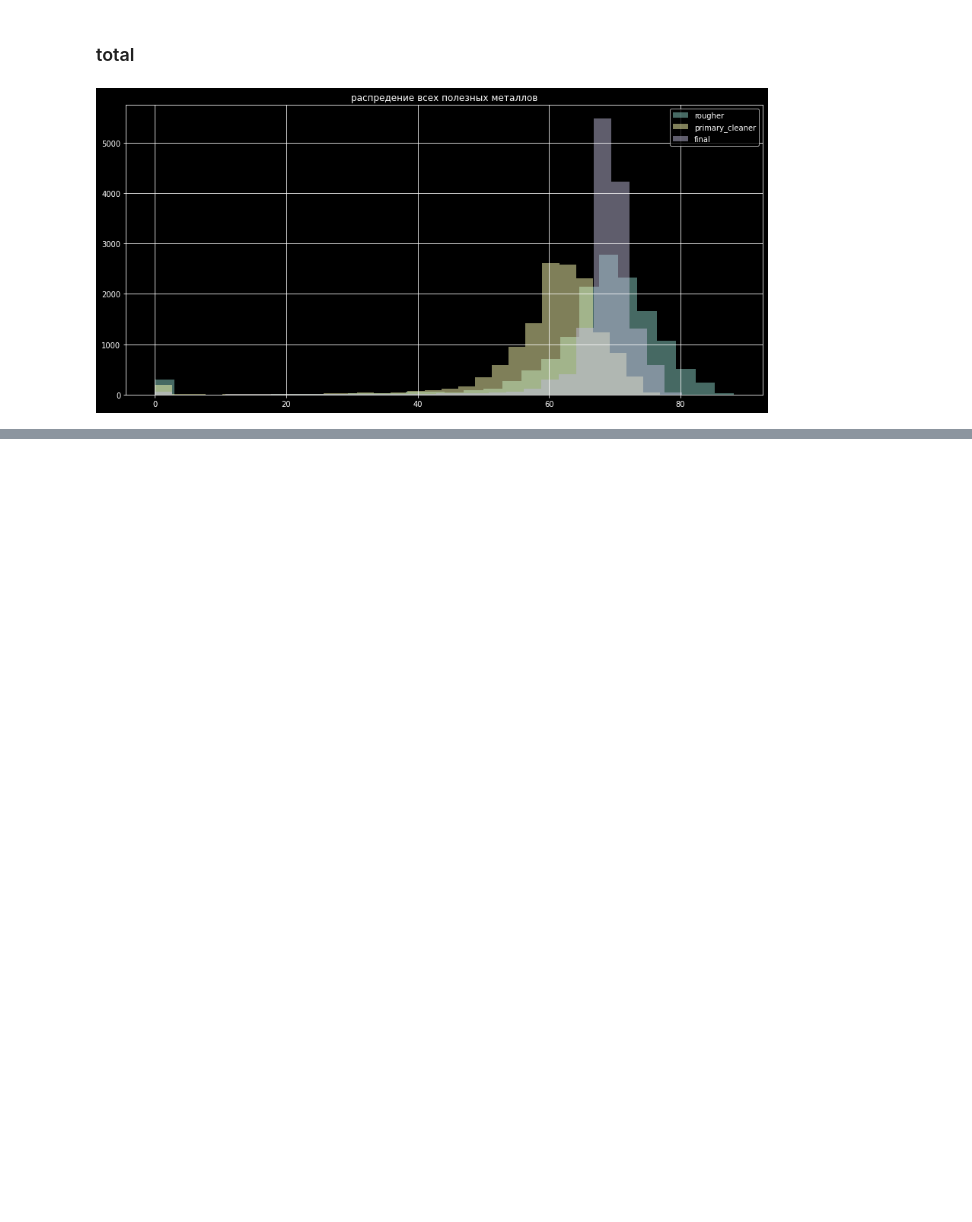
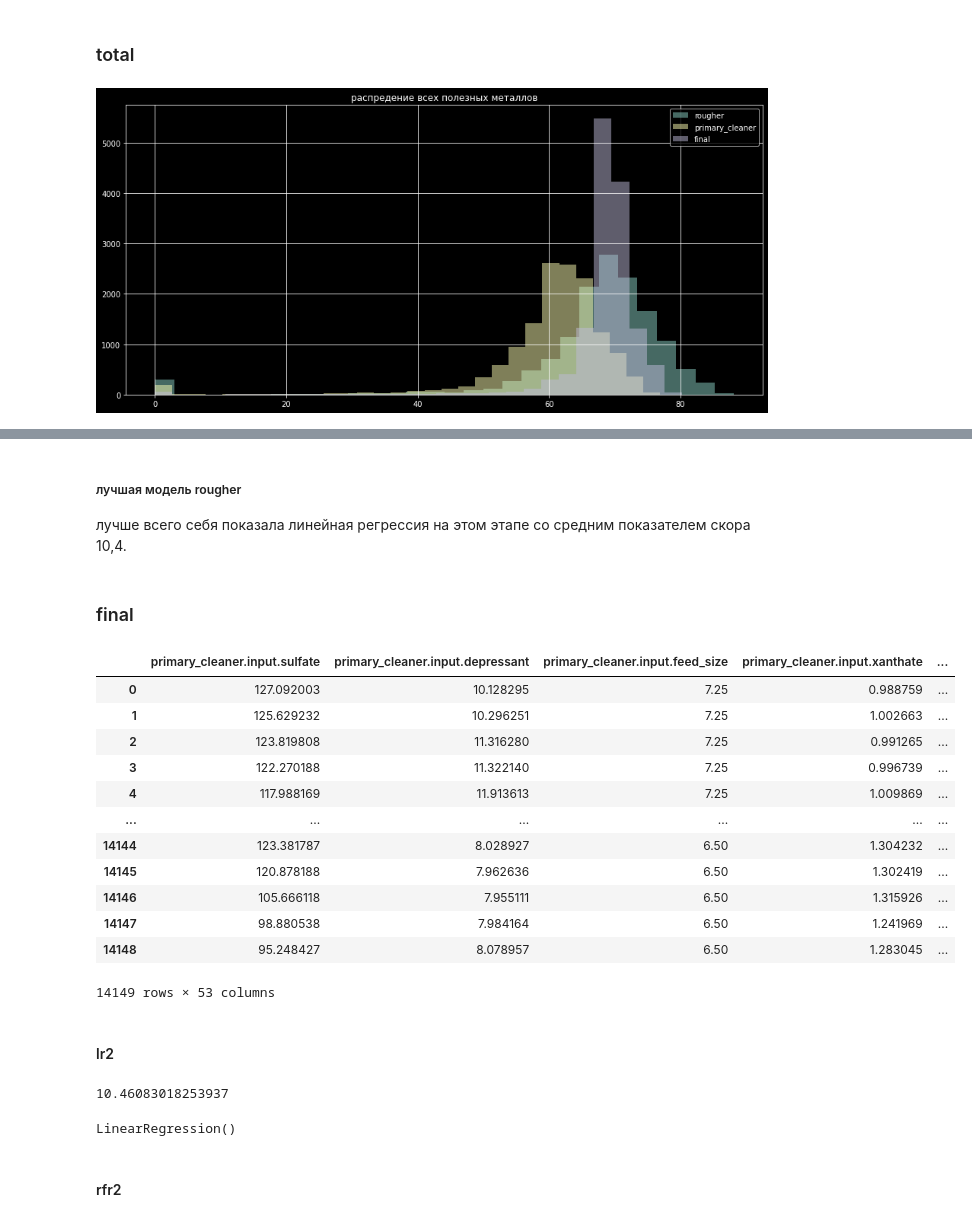
Before and after one commit to aabitokh/home_repo, a Jupyter notebook: YP_DS/gold_project/ntb.ipynb, the cells around one changed output, grey strips where cells are left out. Cells and saved outputs as stored; diff of their text form; code cells hidden in the pictures; blank space fills up the shorter version.

```diff
--- a/YP_DS/gold_project/ntb.ipynb
+++ b/YP_DS/gold_project/ntb.ipynb
@@ -643,9 +517,0 @@ def df_clean(df_reg, features):
-# %%
-train_df = train_df.join(first_target_train).join(second_target_train)
-
-train_df = df_clean(train_df, features)
-# %%
-first_target_train = train_df['rougher.output.recovery']
-second_target_train = train_df['final.output.recovery']
-
-train_df.drop(['rougher.output.recovery', 'final.output.recovery'], axis = 1, inplace = True)
@@ -719,0 +722,28 @@ Learning rate set to 0.057559
+# %% [markdown]
+##### лучшая модель rougher
+
+лучше всего себя показала линейная регрессия на этом этапе со средним показателем скора 10,4.
+# %% [markdown]
+### final
+# %%
+#избавимся от ненужных колонок
+target = train_df['final.output.recovery']
+train_df = train_df.drop(l_cols['final']['output'] + ['date', 'recovery_test'], axis = 1)
+# %%
+train_df = train_df[test_df.drop(['date'], axis = 1).columns].join(target)
+# %%
+train_df
+# %% [output]
+|  | primary_cleaner.input.sulfate | primary_cleaner.input.depressant | primary_cleaner.input.feed_size | primary_cleaner.input.xanthate | ... |
+| 0 | 127.092003 | 10.128295 | 7.25 | 0.988759 | ... |
+| 1 | 125.629232 | 10.296251 | 7.25 | 1.002663 | ... |
+| 2 | 123.819808 | 11.316280 | 7.25 | 0.991265 | ... |
+| 3 | 122.270188 | 11.322140 | 7.25 | 0.996739 | ... |
+| 4 | 117.988169 | 11.913613 | 7.25 | 1.009869 | ... |
+| ... | ... | ... | ... | ... | ... |
+| 14144 | 123.381787 | 8.028927 | 6.50 | 1.304232 | ... |
+| 14145 | 120.878188 | 7.962636 | 6.50 | 1.302419 | ... |
+| 14146 | 105.666118 | 7.955111 | 6.50 | 1.315926 | ... |
+| 14147 | 98.880538 | 7.984164 | 6.50 | 1.241969 | ... |
+| 14148 | 95.248427 | 8.078957 | 6.50 | 1.283045 | ... |
+14149 rows × 53 columns
@@ -719,0 +754,12 @@ Learning rate set to 0.057559
+# %% [markdown]
+#### lr2
+# %%
+lr_2 = LinearRegression()
+scores = cross_val_score(lr_2, x,y, scoring=scorer)
+print(scores.mean())
+lr_2.fit(x,y)
+# %% [output]
+10.46083018253937
+LinearRegression()
+# %% [markdown]
+#### rfr2
```
Also changed, not shown: parts of 60 cells of this notebook.
